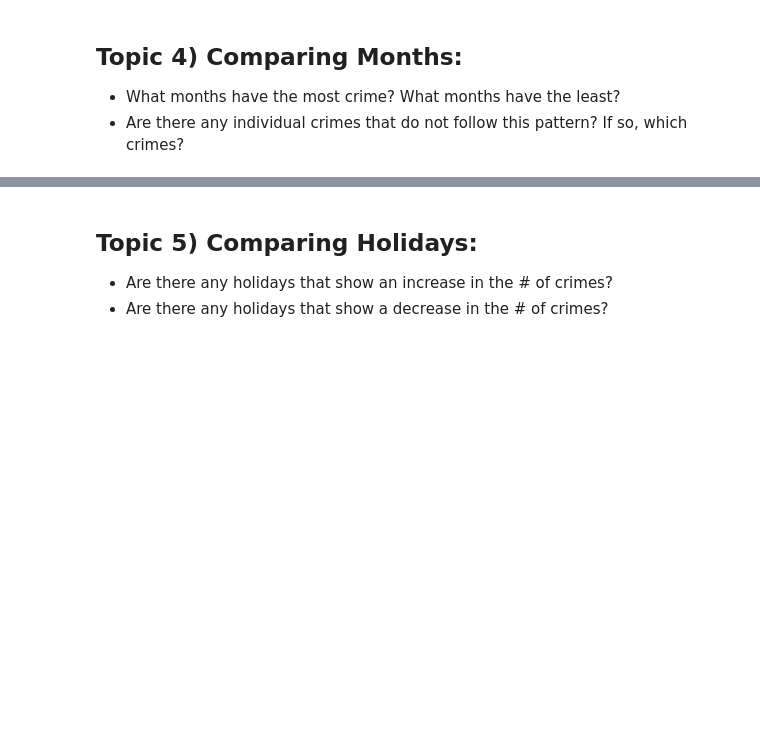
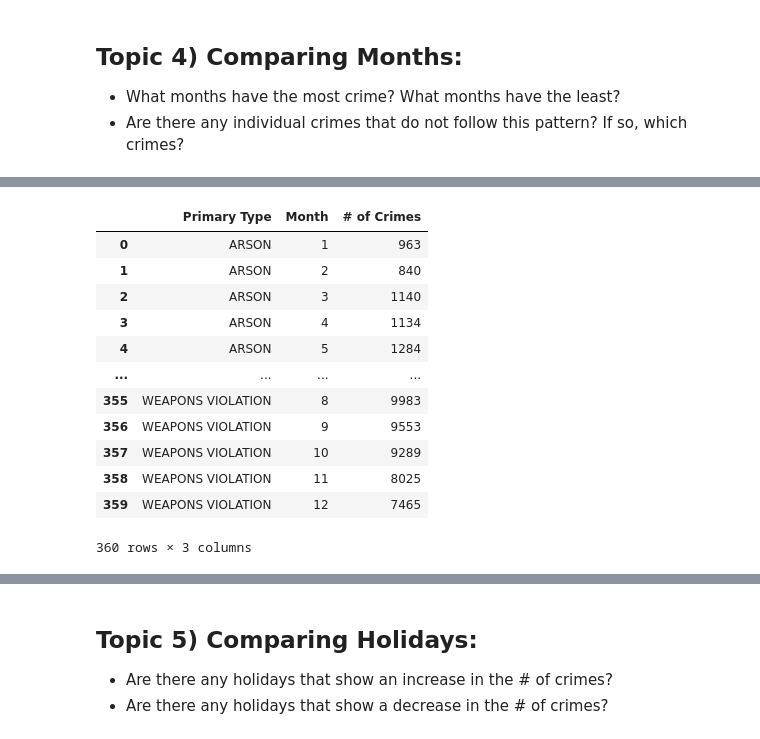
Before and after one commit to KDiBSilva/Chicago_Crime_Data, a Jupyter notebook: Project 4- Part 1.ipynb, the cells around one changed output, grey strips where cells are left out. Drawn from its saved outputs; the diff is of its cells as text; code cells hidden in the pictures; blank space fills up the shorter version.

```diff
--- a/Project 4- Part 1.ipynb
+++ b/Project 4- Part 1.ipynb
@@ -512 +563,19 @@ ax.legend(bbox_to_anchor=[1,1]);
+# %%
+## convert to dataframe and reset_index()
+plot_df_mon_num = crimes_by_mon_num.to_frame('# of Crimes').reset_index()
+plot_df_mon_num
+# %% [output]
+|  | Primary Type | Month | # of Crimes |
+| 0 | ARSON | 1 | 963 |
+| 1 | ARSON | 2 | 840 |
+| 2 | ARSON | 3 | 1140 |
+| 3 | ARSON | 4 | 1134 |
+| 4 | ARSON | 5 | 1284 |
+| ... | ... | ... | ... |
+| 355 | WEAPONS VIOLATION | 8 | 9983 |
+| 356 | WEAPONS VIOLATION | 9 | 9553 |
+| 357 | WEAPONS VIOLATION | 10 | 9289 |
+| 358 | WEAPONS VIOLATION | 11 | 8025 |
+| 359 | WEAPONS VIOLATION | 12 | 7465 |
+360 rows × 3 columns
 # %%
```
Also changed, not shown: parts of 16 cells of this notebook.
